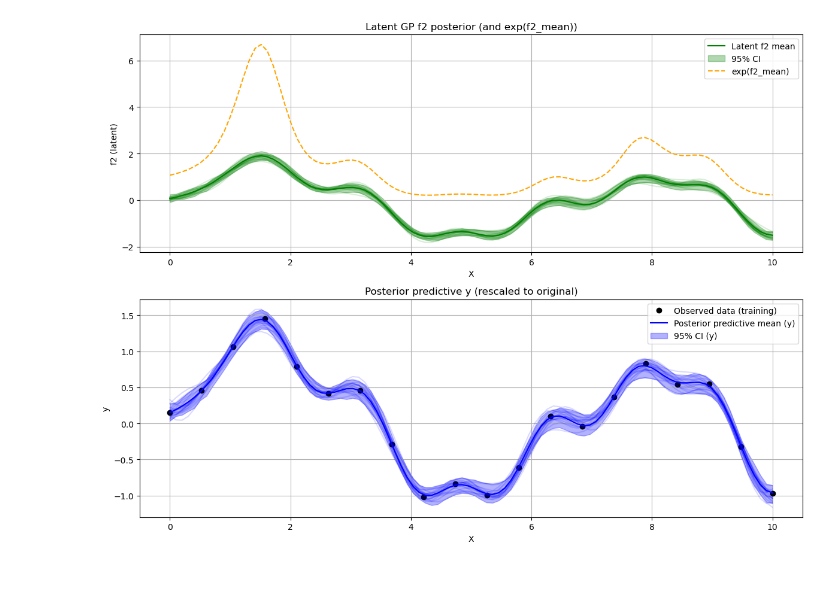
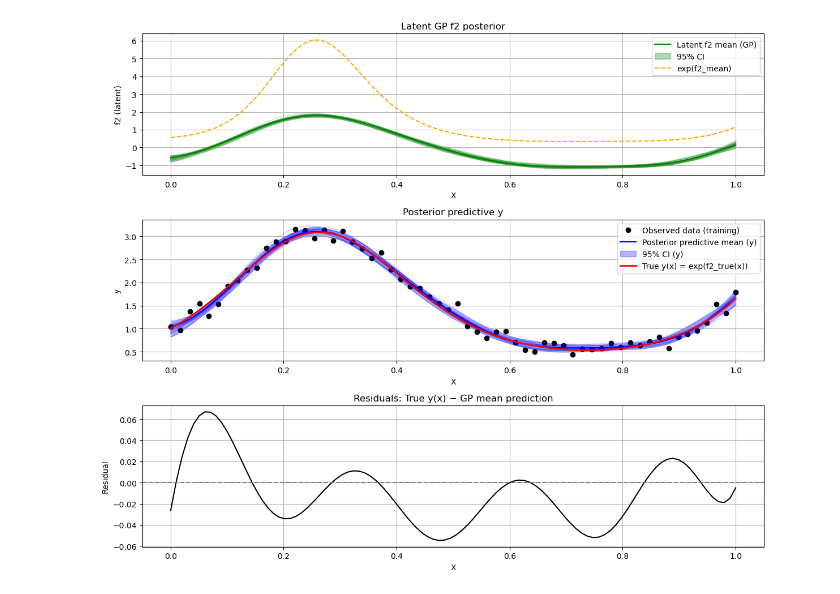
Before and after one commit to mariaubiali/toy-not-toy-model, a Jupyter notebook: test_toyGP.ipynb, the cells around one changed output. Cells and saved outputs as stored; diff of their text form; code cells hidden in the pictures.

Commit message:
add new examples and explanation to toy

```diff
--- a/test_toyGP.ipynb
+++ b/test_toyGP.ipynb
@@ -1,19 +18,16 @@
 # %%
-# Gaussian Process Toy Example: Latent f2 and Posterior Predictive y
-# --------------------------------------------------------------
+rng = np.random.default_rng(42)
 
-import numpy as np
-import matplotlib.pyplot as plt
-from sklearn.gaussian_process import GaussianProcessRegressor
-from sklearn.gaussian_process.kernels import RBF, ConstantKernel as C
+def f2_true(x):
+    return np.sin(2*np.pi*x) + 0.5*x
 
-# -------------------------
-# 1. Generate toy data
-# -------------------------
-np.random.seed(42)
+def f1(z):
+    return np.exp(z)
 
-X = np.linspace(0, 10, 20).reshape(-1, 1)   # training inputs
-y = np.sin(X).ravel() + 0.3 * np.random.randn(X.shape[0])  # noisy observations
+n = 60
+X = np.linspace(0, 1, n)[:, None]
+sigma_y = 0.15
+y = f1(f2_true(X)).ravel() + rng.normal(0, sigma_y, size=n)
 
 # Standardize y for predictive rescaling later
 y_train_mean = y.mean()
@@ -24,13 +38,14 @@ y_std = (y - y_train_mean) / y_train_std
 # 2. Fit a Gaussian Process
 # -------------------------
 kernel = C(1.0, (1e-3, 1e3)) * RBF(length_scale=1.0, length_scale_bounds=(1e-2, 1e2))
-gp = GaussianProcessRegressor(kernel=kernel, n_restarts_optimizer=5, alpha=0.1**2, normalize_y=True)
+gp = GaussianProcessRegressor(kernel=kernel, n_restarts_optimizer=5,
+                              alpha=sigma_y**2, normalize_y=True)
 gp.fit(X, y_std)
 
 # -------------------------
 # 3. Predict on new points
 # -------------------------
-X_star = np.linspace(0, 10, 100).reshape(-1, 1)  # prediction inputs
+X_star = np.linspace(0, 1, 100).reshape(-1, 1)  # prediction inputs
 y_mean_std, y_cov = gp.predict(X_star, return_cov=True)
 y_std_samples = np.random.multivariate_normal(y_mean_std, y_cov, size=50)
 
@@ -41,7 +56,7 @@ y_lo, y_hi = np.percentile(y_post, [2.5, 97.5], axis=0)
 
 # -------------------------
 # 4. Latent f2 approximation
-# (just for demonstration, using same GP as latent)
+# (for demonstration, using same GP as latent)
 # -------------------------
 f2_mean = y_mean_std
 f2_post = y_std_samples
@@ -49,40 +64,61 @@ f2_lo, f2_hi = np.percentile(f2_post, [2.5, 97.5], axis=0)
 exp_f2_mean = np.exp(f2_mean)
 
 # -------------------------
-# 5. Plot latent f2 and posterior predictive y
+# 5. Compute true functions and metrics
 # -------------------------
 X_pred_flat = X_star.flatten()
+f2_true_vals = f2_true(X_pred_flat)
+y_true_vals = f1(f2_true_vals)
+
+r2_y = r2_score(y_true_vals, y_mean)
+r2_f2 = r2_score(f2_true_vals, f2_mean)
+
+# -------------------------
+# 6. Plot latent f2 and posterior predictive y (with true functions)
+# -------------------------
 n_samples_to_plot = min(20, y_post.shape[0], f2_post.shape[0])
 
-plt.figure(figsize=(12, 9))
+plt.figure(figsize=(12, 10))
 
-# Top: latent f2
-ax1 = plt.subplot(2, 1, 1)
-ax1.plot(X_pred_flat, f2_mean, color='green', label="Latent f2 mean")
+# --- Top: latent f2 ---
+ax1 = plt.subplot(3, 1, 1)
+ax1.plot(X_pred_flat, f2_mean, color='green', label="Latent f2 mean (GP)")
 ax1.fill_between(X_pred_flat, f2_lo, f2_hi, color='green', alpha=0.3, label="95% CI")
 for i in np.random.choice(f2_post.shape[0], n_samples_to_plot, replace=False):
     ax1.plot(X_pred_flat, f2_post[i], color='green', alpha=0.15)
 ax1.plot(X_pred_flat, exp_f2_mean, color='orange', linestyle='--', label="exp(f2_mean)")
+# ax1.plot(X_pred_flat, f2_true_vals, color='red', linewidth=2, label="True f2(x)")
+# ax1.plot(X_pred_flat, np.exp(f2_true_vals), color='red', linestyle='--', linewidth=2, label="True exp(f2(x))")
 ax1.set_xlabel("X")
 ax1.set_ylabel("f2 (latent)")
-ax1.set_title("Latent GP f2 posterior (and exp(f2_mean))")
+ax1.set_title(f"Latent GP f2 posterior")
 ax1.legend()
 ax1.grid(True)
 
-# Bottom: posterior predictive y
-ax2 = plt.subplot(2, 1, 2)
+# --- Middle: posterior predictive y ---
+ax2 = plt.subplot(3, 1, 2)
 ax2.plot(X.flatten(), y, 'o', color='black', label="Observed data (training)")
 ax2.plot(X_pred_flat, y_mean, color='blue', label="Posterior predictive mean (y)")
 ax2.fill_between(X_pred_flat, y_lo, y_hi, color='blue', alpha=0.3, label="95% CI (y)")
 for i in np.random.choice(y_post.shape[0], n_samples_to_plot, replace=False):
     ax2.plot(X_pred_flat, y_post[i], color='blue', alpha=0.15)
+ax2.plot(X_pred_flat, y_true_vals, color='red', linewidth=2, label="True y(x) = exp(f2_true(x))")
 ax2.set_xlabel("X")
 ax2.set_ylabel("y")
-ax2.set_title("Posterior predictive y (rescaled to original)")
+ax2.set_title(f"Posterior predictive y")
 ax2.legend()
 ax2.grid(True)
 
+# --- Bottom: residuals ---
+ax3 = plt.subplot(3, 1, 3)
+ax3.plot(X_pred_flat, y_true_vals - y_mean, 'k', lw=1.5)
+ax3.axhline(0, color='gray', linestyle='--')
+ax3.set_title("Residuals: True y(x) − GP mean prediction")
+ax3.set_xlabel("X")
+ax3.set_ylabel("Residual")
+ax3.grid(True)
+
 plt.tight_layout()
 plt.show()
 # %% [output]
-[figure, old version]
+[figure, new version]
```
Also changed, not shown: parts of 12 cells of this notebook.
